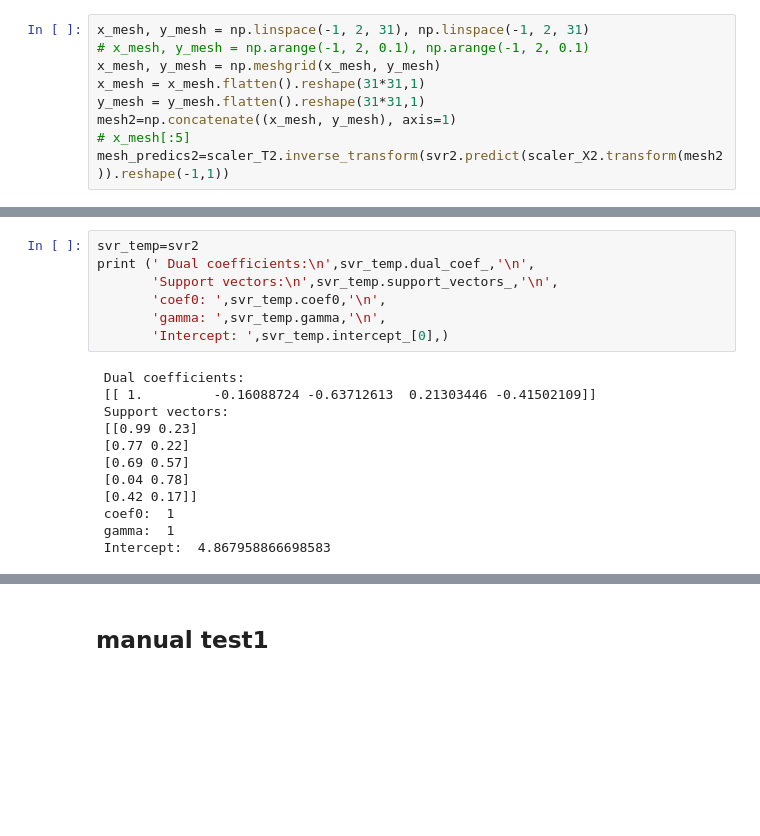
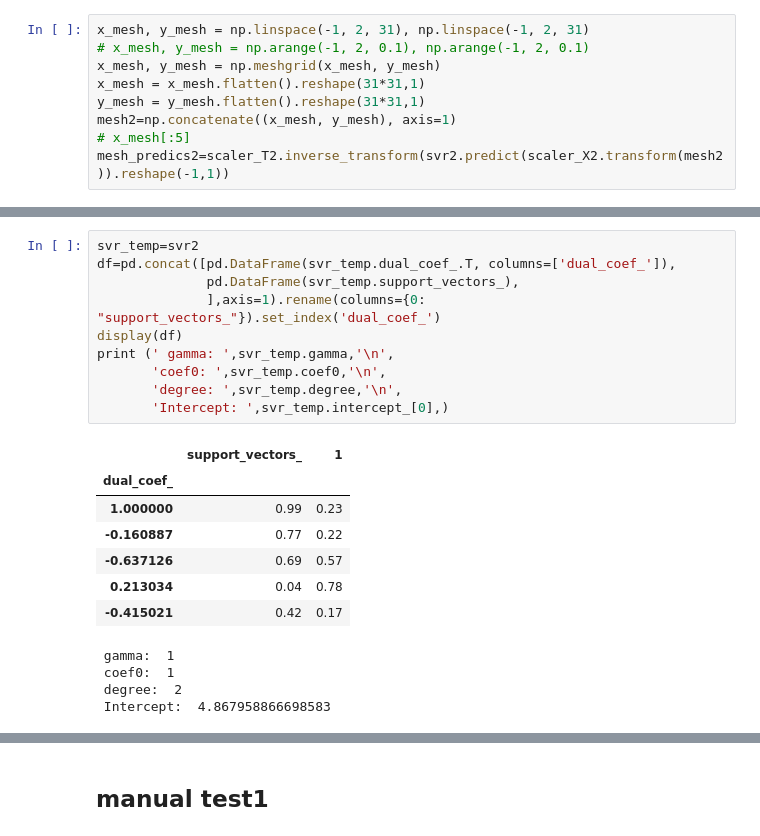
Before and after one commit to vladgap/Various, a Jupyter notebook: SVR_function_approx2.ipynb, the cells around one changed output, grey strips where cells are left out. Cells and saved outputs as stored; diff of their text form; blank space fills up the shorter version.

```diff
--- a/SVR_function_approx2.ipynb
+++ b/SVR_function_approx2.ipynb
@@ -221,20 +230,23 @@ fig.show()
 [interactive output not drawn]
 # %%
 svr_temp=svr2
-print (' Dual coefficients:\n',svr_temp.dual_coef_,'\n',
-       'Support vectors:\n',svr_temp.support_vectors_,'\n',
+df=pd.concat([pd.DataFrame(svr_temp.dual_coef_.T, columns=['dual_coef_']),
+              pd.DataFrame(svr_temp.support_vectors_),
+              ],axis=1).rename(columns={0: "support_vectors_"}).set_index('dual_coef_')
+display(df)
+print (' gamma: ',svr_temp.gamma,'\n',
        'coef0: ',svr_temp.coef0,'\n',
-       'gamma: ',svr_temp.gamma,'\n',
+       'degree: ',svr_temp.degree,'\n',
        'Intercept: ',svr_temp.intercept_[0],)
 # %% [output]
+|  | support_vectors_ | 1 |
+| dual_coef_ |  |  |
+| 1.000000 | 0.99 | 0.23 |
+| -0.160887 | 0.77 | 0.22 |
+| -0.637126 | 0.69 | 0.57 |
+| 0.213034 | 0.04 | 0.78 |
+| -0.415021 | 0.42 | 0.17 |
- Dual coefficients:
- [[ 1.         -0.16088724 -0.63712613  0.21303446 -0.41502109]]
- Support vectors:
- [[0.99 0.23]
- [0.77 0.22]
- [0.69 0.57]
- [0.04 0.78]
- [0.42 0.17]]
+ gamma:  1
  coef0:  1
- gamma:  1
+ degree:  2
  Intercept:  4.867958866698583
```
Also changed, not shown: parts of 15 cells of this notebook.
